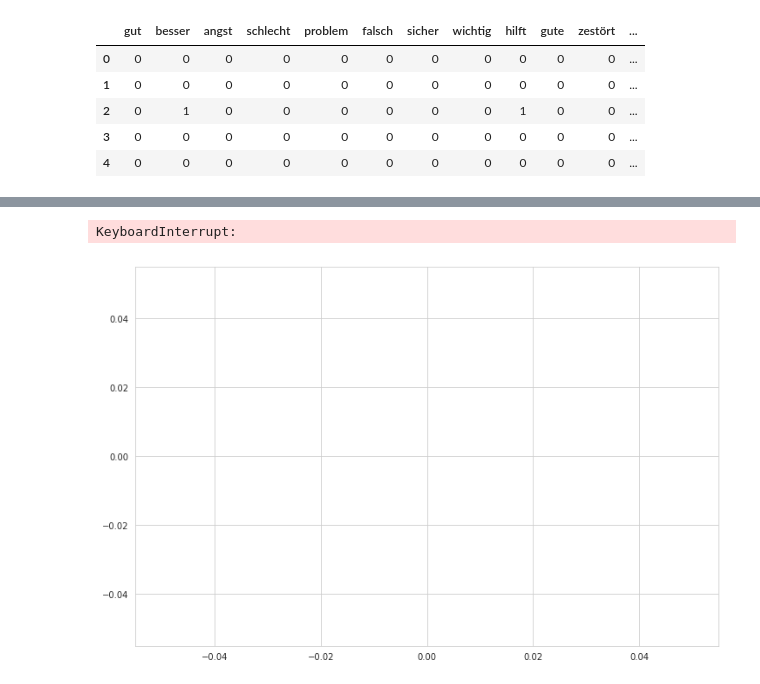
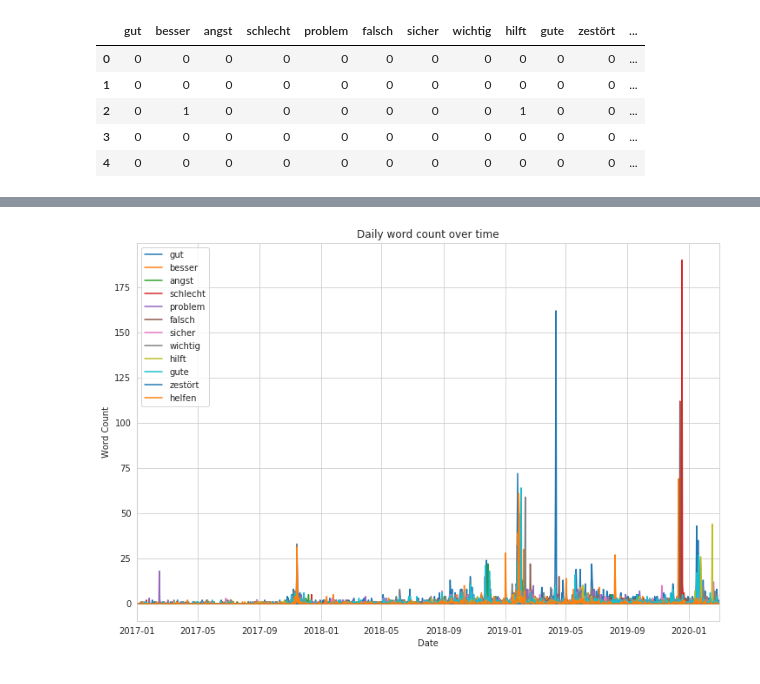
Before and after one commit to yuantinglee/twitter-discourse, a Jupyter notebook: analysis/word_shifts.ipynb, the cells around one changed output, grey strips where cells are left out. Cells and saved outputs as stored; diff of their text form; code cells hidden in the pictures.

Commit message:
words over time

```diff
--- a/analysis/word_shifts.ipynb
+++ b/analysis/word_shifts.ipynb
@@ -1599,18 +1599,47 @@ texts_de_word_count.head()
 | 2 | 6089959841 | 2009-11-26 19:18:40+00:00 | #Klimaschutz: Eine Maßnahme hilft... | de | 0.086533 | 2009-11-26 | 0 | 1 | 0 | 0 | ... |
 | 3 | 6230764335 | 2009-12-01 09:41:27+00:00 | ak2 diskutiert Mindestwirkungsgra... | de | 0.000000 | 2009-12-01 | 0 | 0 | 0 | 0 | ... |
 | 4 | 6265364638 | 2009-12-02 10:05:53+00:00 | #Klimawandel: im Moment haben off... | de | 0.000000 | 2009-12-02 | 0 | 0 | 0 | 0 | ... |
-# %%
-words_list = ['gut' , 'besser', 'angst', 'schlecht', 'problem', 'falsch',
-              'sicher', 'wichtig', 'hilft', 'gute', 'zestört', 'helfen']
-# plot trend
-fig, ax = plt.subplots(figsize=(12,8))
-#for word in words_list:
-#    sns.lineplot('date_only', word, data = texts_de_word_count, ax = ax)
-sns.lineplot('date_only', 'gut', data = texts_de_word_count, ax = ax)
-ax.set(xlabel="Date",
-       ylabel="Word Count",
-       title="Daily word count over time")
-plt.show()
-# %% [output]
-KeyboardInterrupt:
-[figure, removed]
+# %%
+words_list = ['gut' , 'besser', 'angst', 'schlecht', 'problem', 'falsch',
+              'sicher', 'wichtig', 'hilft', 'gute', 'zestört', 'helfen']
+
+gut_sum_daily = texts_de_word_count.groupby(pd.Grouper(key='date_only',freq='D'))['gut'].sum()
+besser_sum_daily = texts_de_word_count.groupby(pd.Grouper(key='date_only',freq='D'))['besser'].sum()
+angst_sum_daily = texts_de_word_count.groupby(pd.Grouper(key='date_only',freq='D'))['angst'].sum()
+schlecht_sum_daily = texts_de_word_count.groupby(pd.Grouper(key='date_only',freq='D'))['schlecht'].sum()
+problem_sum_daily = texts_de_word_count.groupby(pd.Grouper(key='date_only',freq='D'))['problem'].sum()
+falsch_sum_daily = texts_de_word_count.groupby(pd.Grouper(key='date_only',freq='D'))['falsch'].sum()
+sicher_sum_daily = texts_de_word_count.groupby(pd.Grouper(key='date_only',freq='D'))['sicher'].sum()
+wichtig_sum_daily = texts_de_word_count.groupby(pd.Grouper(key='date_only',freq='D'))['wichtig'].sum()
+hilft_sum_daily = texts_de_word_count.groupby(pd.Grouper(key='date_only',freq='D'))['hilft'].sum()
+gute_sum_daily = texts_de_word_count.groupby(pd.Grouper(key='date_only',freq='D'))['gute'].sum()
+zestört_sum_daily = texts_de_word_count.groupby(pd.Grouper(key='date_only',freq='D'))['zestört'].sum()
+helfen_sum_daily = texts_de_word_count.groupby(pd.Grouper(key='date_only',freq='D'))['helfen'].sum()
+# %%
+# plot trend
+fig, ax = plt.subplots(figsize=(12,8))
+
+sns.lineplot(gut_sum_daily.index, gut_sum_daily, label='gut',ax = ax)
+sns.lineplot(besser_sum_daily.index, besser_sum_daily, label='besser',ax = ax)
+sns.lineplot(angst_sum_daily.index, angst_sum_daily, label='angst',ax = ax)
+sns.lineplot(schlecht_sum_daily.index, schlecht_sum_daily, label='schlecht',ax = ax)
+sns.lineplot(problem_sum_daily.index, problem_sum_daily, label='problem',ax = ax)
+sns.lineplot(falsch_sum_daily.index, falsch_sum_daily, label='falsch',ax = ax)
+sns.lineplot(sicher_sum_daily.index, sicher_sum_daily, label='sicher',ax = ax)
+sns.lineplot(wichtig_sum_daily.index, wichtig_sum_daily, label='wichtig',ax = ax)
+sns.lineplot(hilft_sum_daily.index, hilft_sum_daily, label='hilft',ax = ax)
+sns.lineplot(gute_sum_daily.index, gute_sum_daily, label='gute',ax = ax)
+sns.lineplot(zestört_sum_daily.index, zestört_sum_daily, label='zestört',ax = ax)
+sns.lineplot(helfen_sum_daily.index, helfen_sum_daily, label='helfen',ax = ax)
+
+
+ax.set(xlim=(datetime.datetime.strptime('2017-01-01', '%Y-%m-%d'),
+             datetime.datetime.strptime('2020-03-01', '%Y-%m-%d')),
+       xlabel="Date",
+       ylabel="Word Count",
+       title="Daily word count over time")
+
+
+plt.show()
+# %% [output]
+[figure, added]
```
Also changed, not shown: parts of 1 cell of this notebook.
